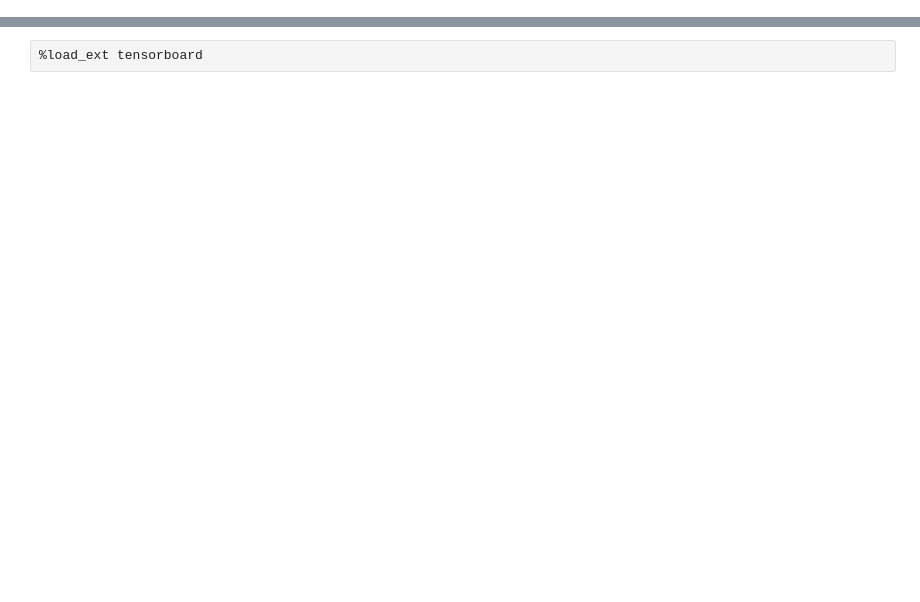
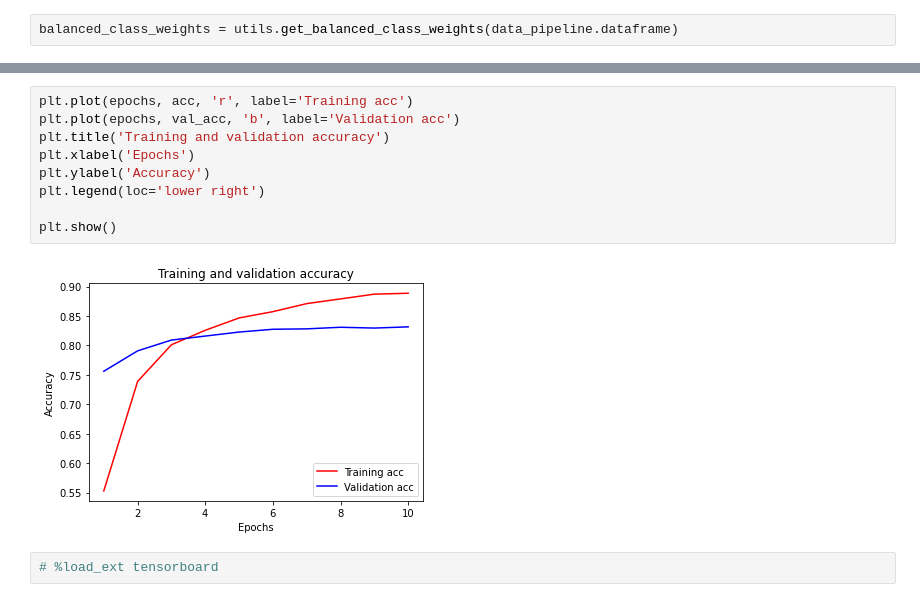
Before and after one commit to sersery35/KAGGLE-nlp-with-disaster-tweets, a Jupyter notebook: notebooks/playground_finetuned_bert_model.ipynb, the cells around one changed output, grey strips where cells are left out. Cells and saved outputs as stored; diff of their text form; blank space fills up the shorter version.

```diff
--- a/notebooks/playground_finetuned_bert_model.ipynb
+++ b/notebooks/playground_finetuned_bert_model.ipynb
@@ -59,0 +55,2 @@ balanced_class_weights = dict(enumerate(class_weight.compute_class_weight("balan
+# %%
+balanced_class_weights = utils.get_balanced_class_weights(data_pipeline.dataframe)
@@ -122,3 +194,14 @@ F1-Score: 0.5000082272604398
+# %%
+plt.plot(epochs, acc, 'r', label='Training acc')
+plt.plot(epochs, val_acc, 'b', label='Validation acc')
+plt.title('Training and validation accuracy')
+plt.xlabel('Epochs')
+plt.ylabel('Accuracy')
+plt.legend(loc='lower right')
+
+plt.show()
+# %% [output]
+[figure, added]
 # %%
-%load_ext tensorboard
+# %load_ext tensorboard
 # %%
```
Also changed, not shown: parts of 17 cells of this notebook, 7 other files.
